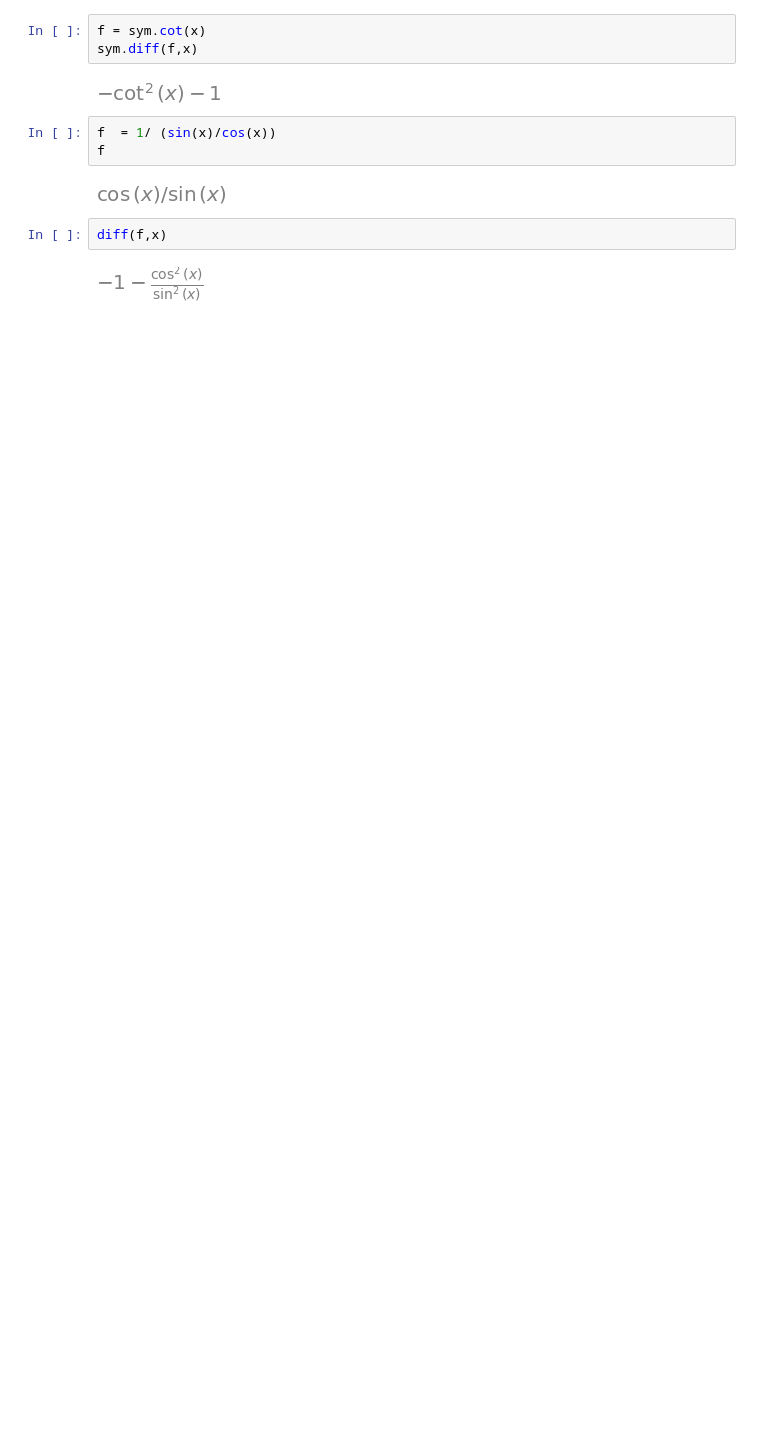
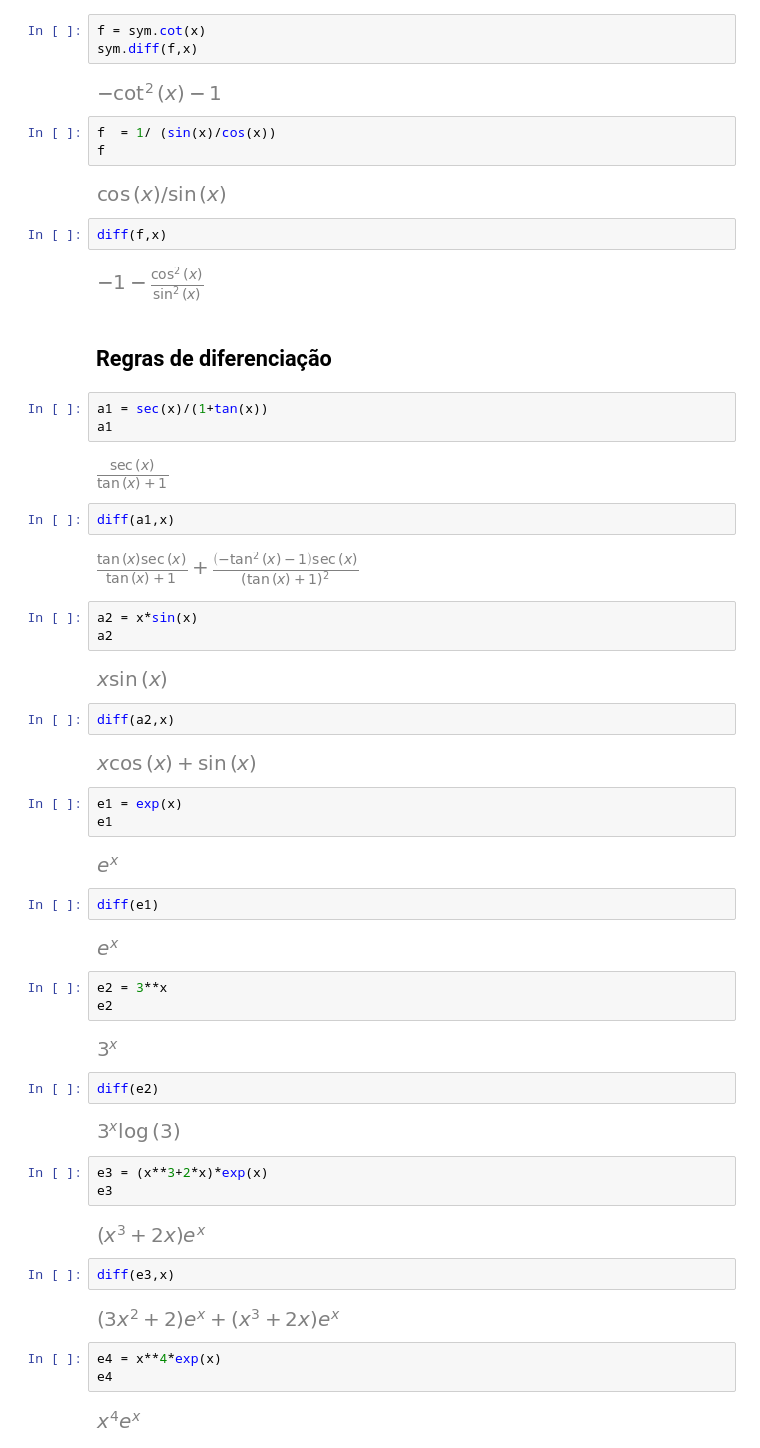
Before and after one commit to samirsaravia/AL-Calc, a Jupyter notebook: Calculo/Revisão.ipynb, the cells around one changed output. Cells and saved outputs as stored; diff of their text form; blank space fills up the shorter version.

```diff
--- a/Calculo/Revisão.ipynb
+++ b/Calculo/Revisão.ipynb
@@ -33,3 +33,55 @@ f
 diff(f,x)
 # %% [output]
 [figure]
+# %% [markdown]
+## Regras de diferenciação
+# %%
+a1 = sec(x)/(1+tan(x))
+a1
+# %% [output]
+[figure, added]
+# %%
+diff(a1,x)
+# %% [output]
+[figure, added]
+# %%
+a2 = x*sin(x)
+a2
+# %% [output]
+[figure, added]
+# %%
+diff(a2,x)
+# %% [output]
+[figure, added]
+# %%
+e1 = exp(x)
+e1
+# %% [output]
+[figure, added]
+# %%
+diff(e1)
+# %% [output]
+[figure, added]
+# %%
+e2 = 3**x
+e2
+# %% [output]
+[figure, added]
+# %%
+diff(e2)
+# %% [output]
+[figure, added]
+# %%
+e3 = (x**3+2*x)*exp(x)
+e3
+# %% [output]
+[figure, added]
+# %%
+diff(e3,x)
+# %% [output]
+[figure, added]
+# %%
+e4 = x**4*exp(x)
+e4
+# %% [output]
+[figure, added]
```
Also changed, not shown: parts of 6 cells of this notebook.
